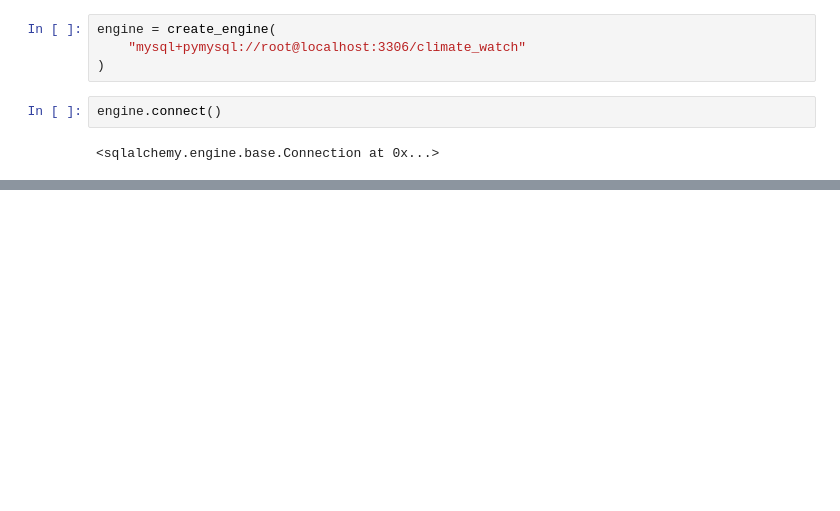
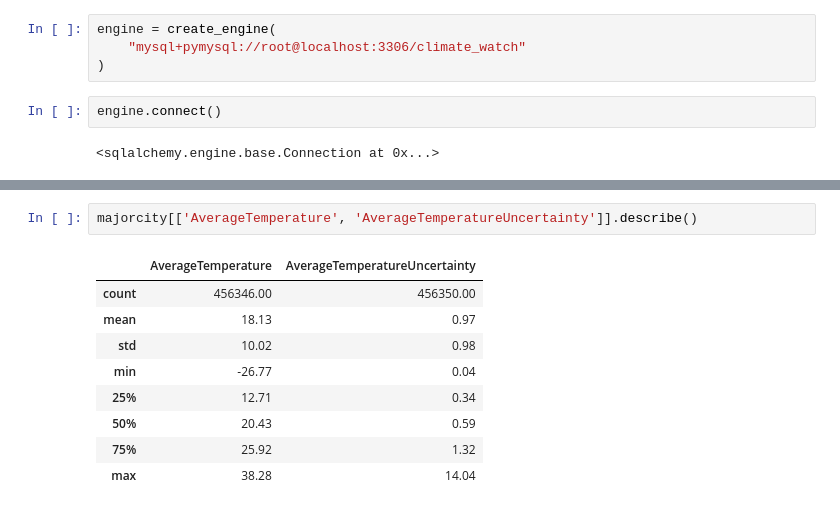
Before and after one commit to rafschmeits/nieuwe-datascience, a Jupyter notebook: climate-watch/climate_watch.ipynb, the cells around one changed output, grey strips where cells are left out. Saved outputs shown, nothing was run; the diff lists cells and outputs as text; blank space fills up the shorter version.

```diff
--- a/climate-watch/climate_watch.ipynb
+++ b/climate-watch/climate_watch.ipynb
@@ -73,0 +72,12 @@ ModuleNotFoundError: No module named 'pandas'
+# %%
+majorcity[['AverageTemperature', 'AverageTemperatureUncertainty']].describe()
+# %% [output]
+|  | AverageTemperature | AverageTemperatureUncertainty |
+| count | 456346.00 | 456350.00 |
+| mean | 18.13 | 0.97 |
+| std | 10.02 | 0.98 |
+| min | -26.77 | 0.04 |
+| 25% | 12.71 | 0.34 |
+| 50% | 20.43 | 0.59 |
+| 75% | 25.92 | 1.32 |
+| max | 38.28 | 14.04 |
```
Also changed, not shown: parts of 14 cells of this notebook.
